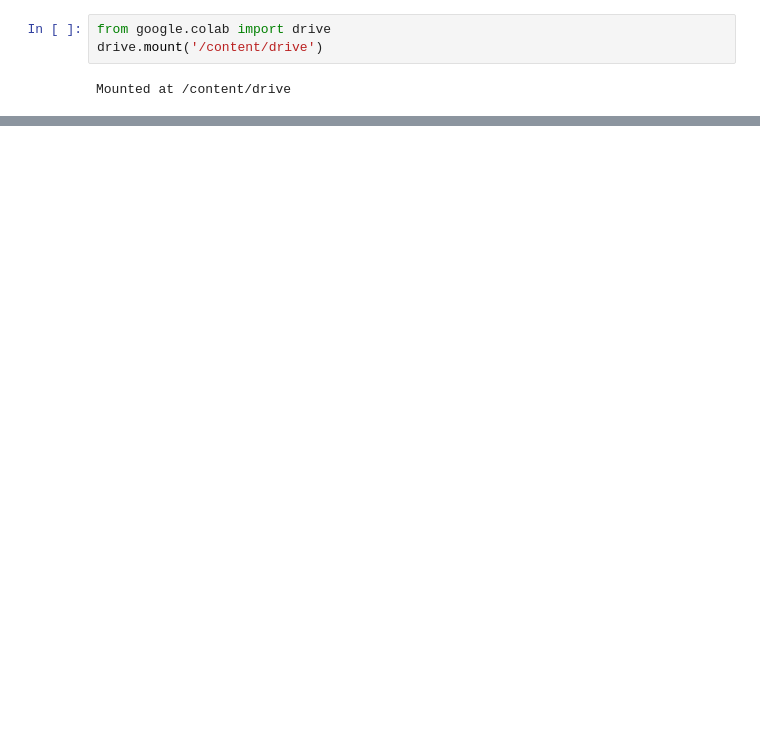
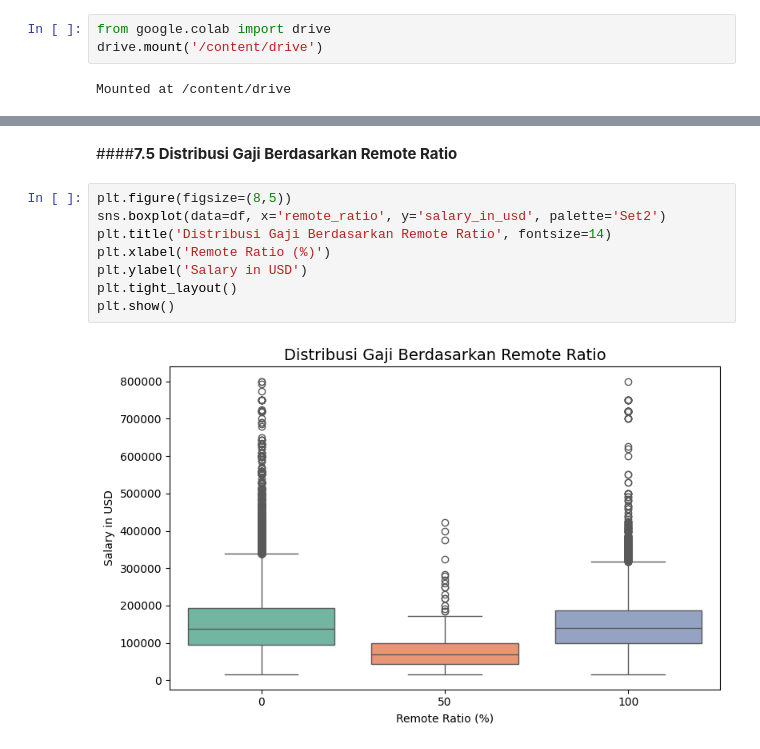
Before and after one commit to fathanzys/Data, a Jupyter notebook: uas_DataMining.ipynb, the cells around one changed output, grey strips where cells are left out. Drawn from its saved outputs; the diff is of its cells as text; blank space fills up the shorter version.

```diff
--- a/uas_DataMining.ipynb
+++ b/uas_DataMining.ipynb
@@ -389,0 +335,12 @@ plt.show()
+# %% [markdown]
+####**7.5 Distribusi Gaji Berdasarkan Remote Ratio**
+# %%
+plt.figure(figsize=(8,5))
+sns.boxplot(data=df, x='remote_ratio', y='salary_in_usd', palette='Set2')
+plt.title('Distribusi Gaji Berdasarkan Remote Ratio', fontsize=14)
+plt.xlabel('Remote Ratio (%)')
+plt.ylabel('Salary in USD')
+plt.tight_layout()
+plt.show()
+# %% [output]
+[figure, added]
```
Also changed, not shown: parts of 77 cells of this notebook.
